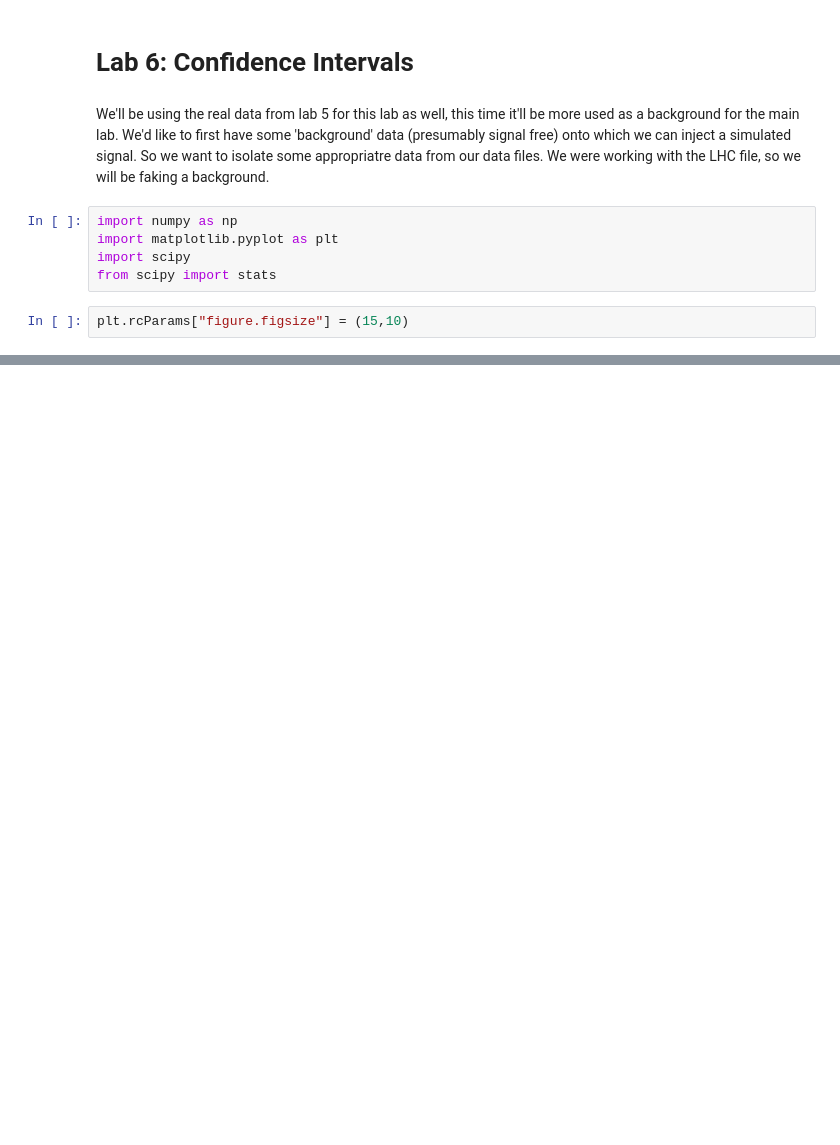
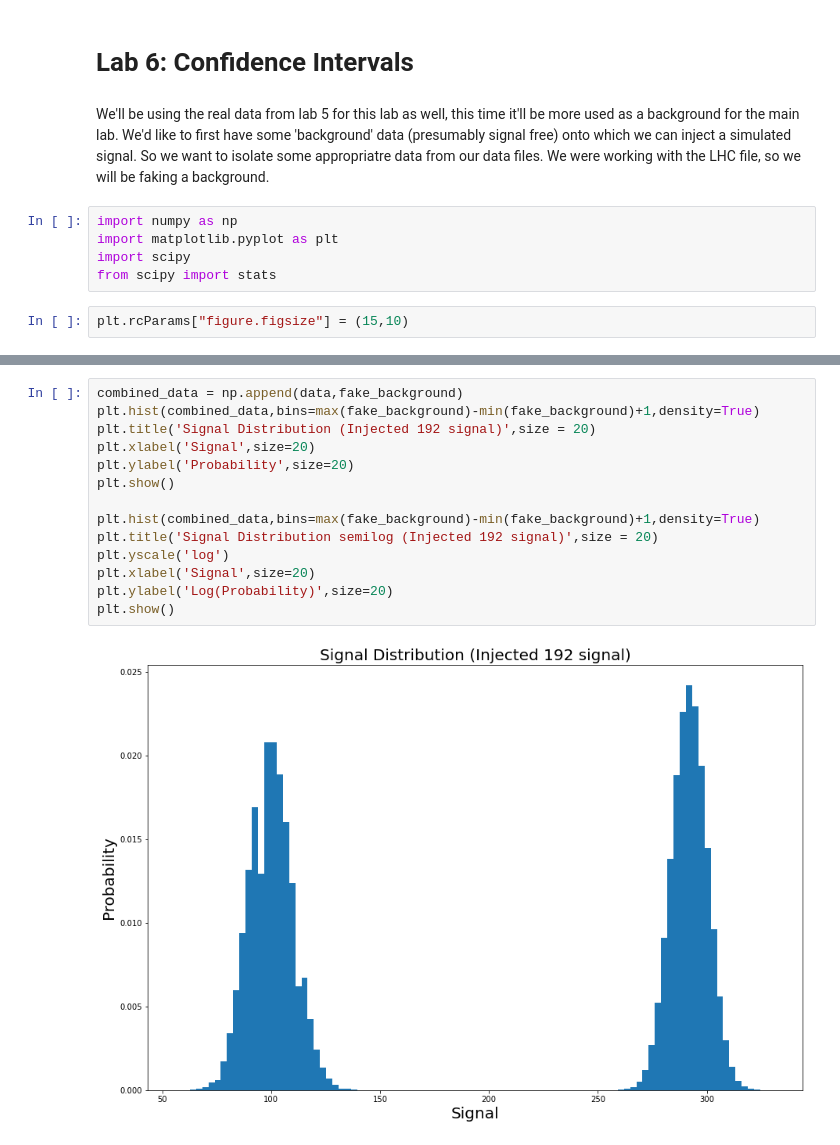
Before and after one commit to MinniVan/PHYS-434, a Jupyter notebook: lab-6.ipynb, the cells around one changed output, grey strips where cells are left out. Cells and saved outputs as stored; diff of their text form; blank space fills up the shorter version.

```diff
--- a/lab-6.ipynb
+++ b/lab-6.ipynb
@@ -20,0 +67,16 @@ plt.show()
+# %%
+combined_data = np.append(data,fake_background)
+plt.hist(combined_data,bins=max(fake_background)-min(fake_background)+1,density=True)
+plt.title('Signal Distribution (Injected 192 signal)',size = 20)
+plt.xlabel('Signal',size=20)
+plt.ylabel('Probability',size=20)
+plt.show()
+
+plt.hist(combined_data,bins=max(fake_background)-min(fake_background)+1,density=True)
+plt.title('Signal Distribution semilog (Injected 192 signal)',size = 20)
+plt.yscale('log')
+plt.xlabel('Signal',size=20)
+plt.ylabel('Log(Probability)',size=20)
+plt.show()
+# %% [output]
+[figure, added]
```
Also changed, not shown: parts of 19 cells of this notebook, 1 other file.
